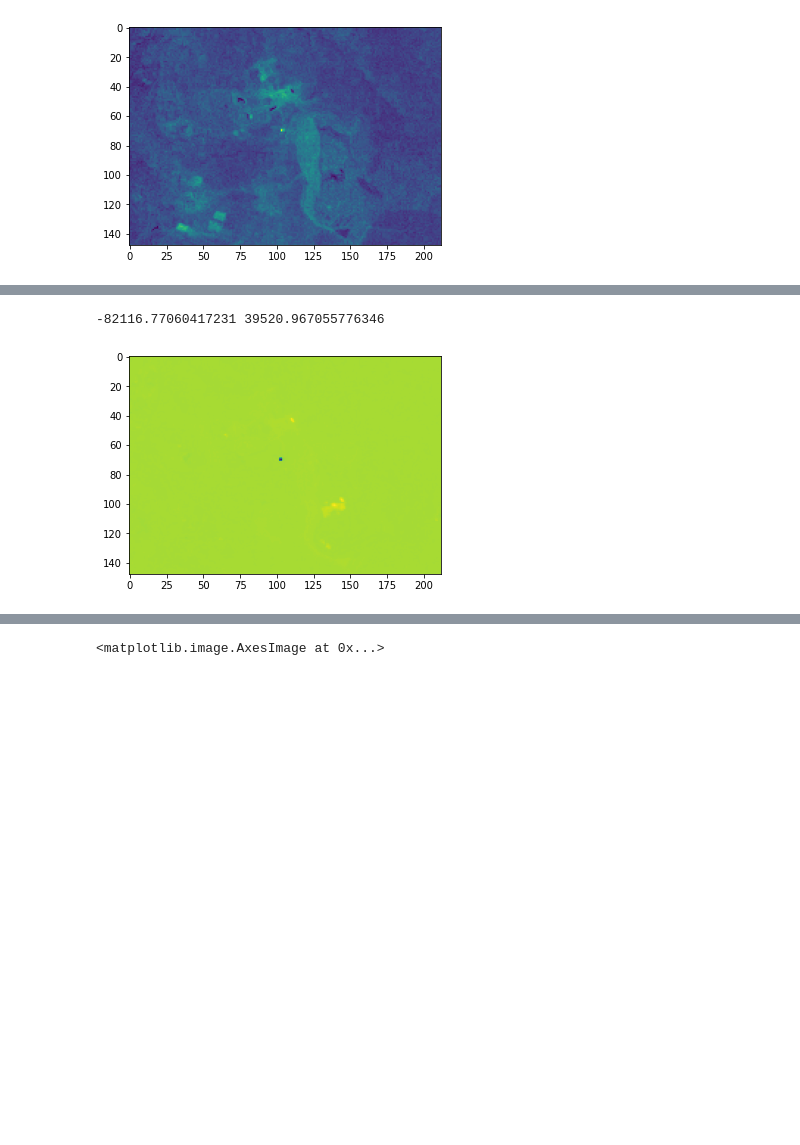
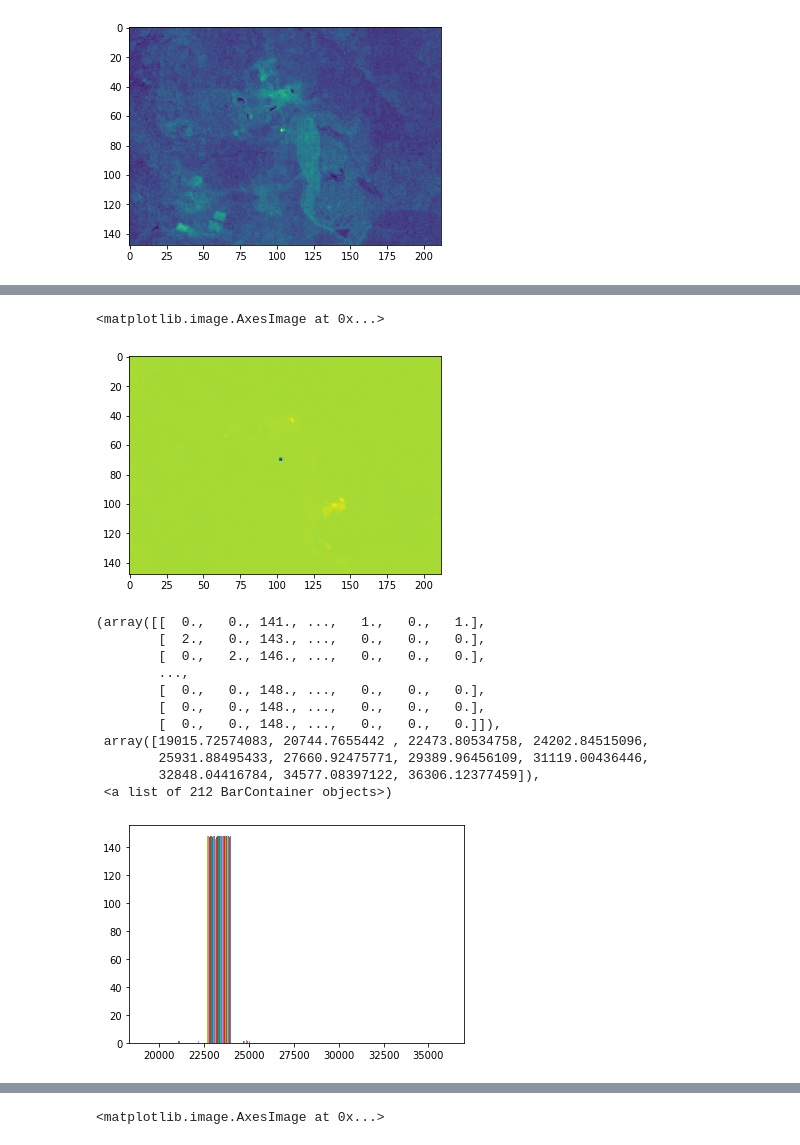
Before and after one commit to azavea/nasa-hyperspectral, a Jupyter notebook: src/hyperspectral/notebooks/PCA_whitening.ipynb, the cells around one changed output, grey strips where cells are left out. Cells and saved outputs as stored; diff of their text form; code cells hidden in the pictures; blank space fills up the shorter version.

```diff
--- a/src/hyperspectral/notebooks/PCA_whitening.ipynb
+++ b/src/hyperspectral/notebooks/PCA_whitening.ipynb
@@ -73,7 +89,21 @@ print(clear3.min(), clear3.max())
 # %%
 landfill3 = score(landfill2, plastic2)
 plt.imshow(landfill3)
-print(landfill3.min(), landfill3.max())
 # %% [output]
--82116.77060417231 39520.967055776346
+<matplotlib.image.AxesImage at 0x...>
 [figure]
+# %%
+plt.hist(clear3)
+# %% [output]
+(array([[  0.,   0., 141., ...,   1.,   0.,   1.],
+        [  2.,   0., 143., ...,   0.,   0.,   0.],
+        [  0.,   2., 146., ...,   0.,   0.,   0.],
+        ...,
+        [  0.,   0., 148., ...,   0.,   0.,   0.],
+        [  0.,   0., 148., ...,   0.,   0.,   0.],
+        [  0.,   0., 148., ...,   0.,   0.,   0.]]),
+ array([19015.72574083, 20744.7655442 , 22473.80534758, 24202.84515096,
+        25931.88495433, 27660.92475771, 29389.96456109, 31119.00436446,
+        32848.04416784, 34577.08397122, 36306.12377459]),
+ <a list of 212 BarContainer objects>)
+[figure, added]
```
Also changed, not shown: parts of 40 cells of this notebook.
